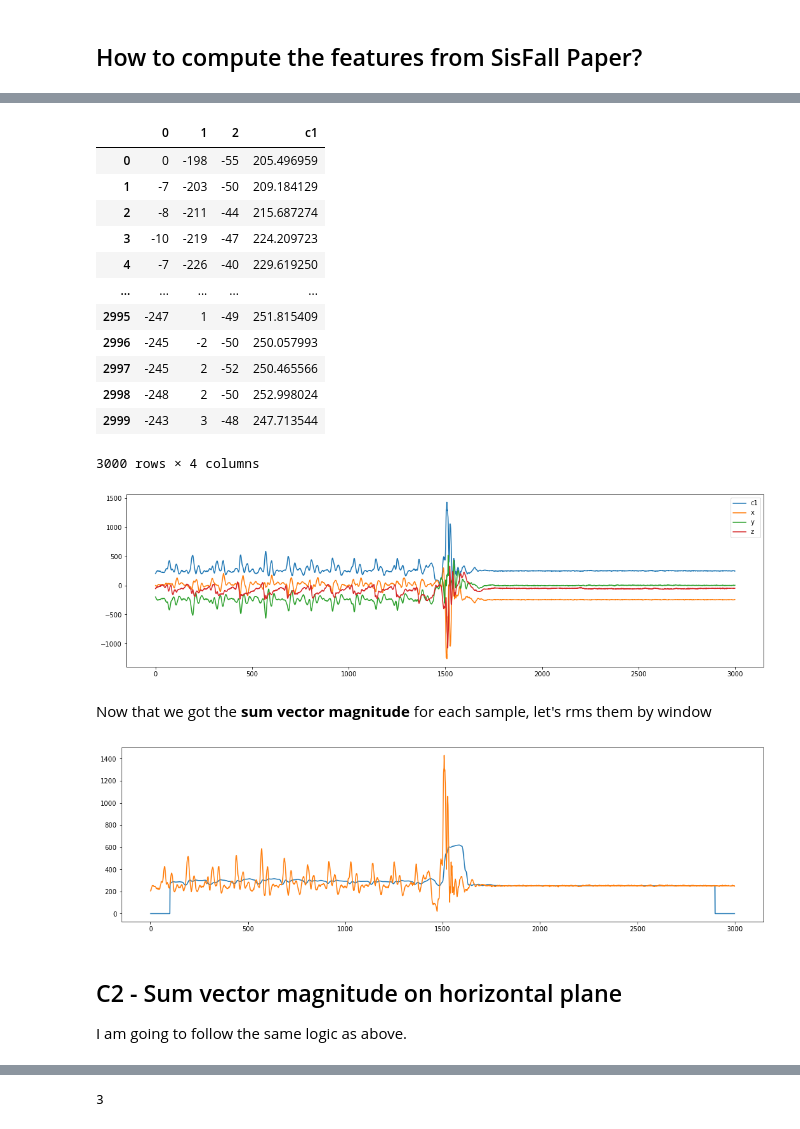
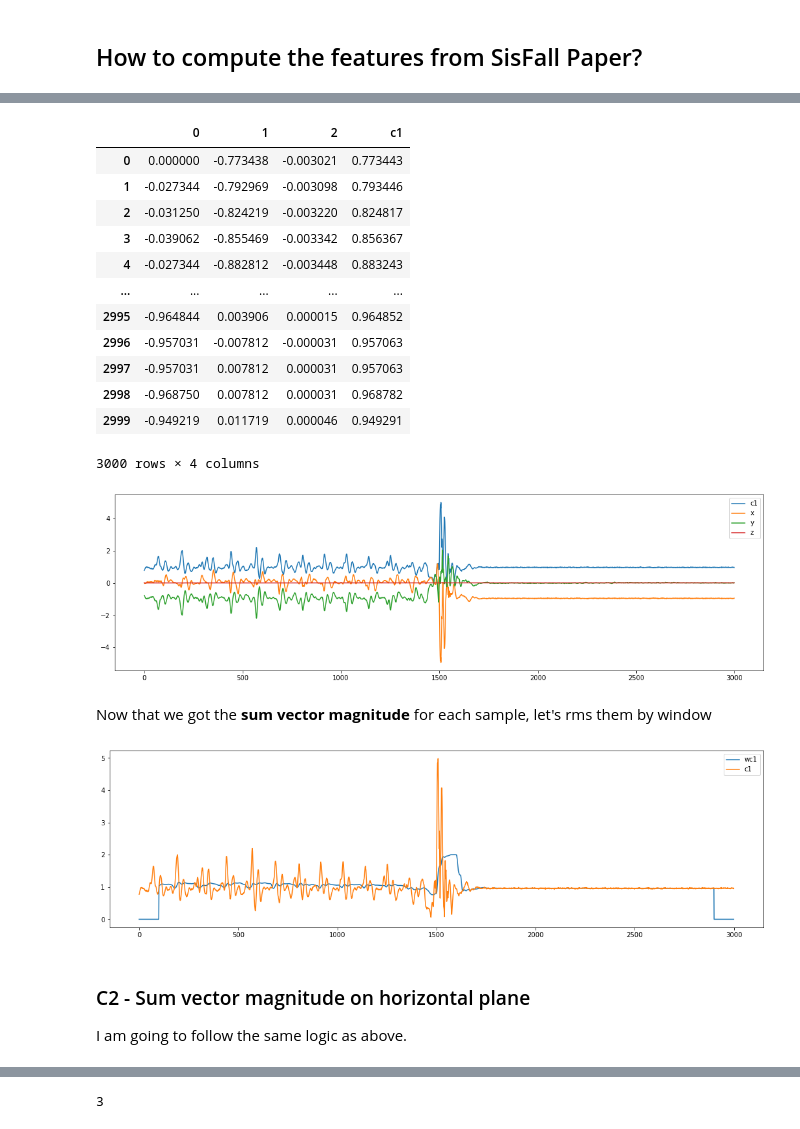
Before and after one commit to MaxFrax/FederatedLearningOutlierDetection, a Jupyter notebook: jupyter/SisFallExperiments.ipynb, the cells around one changed output, grey strips where cells are left out. Saved outputs shown, nothing was run; the diff lists cells and outputs as text; code cells hidden in the pictures.

```diff
--- a/jupyter/SisFallExperiments.ipynb
+++ b/jupyter/SisFallExperiments.ipynb
@@ -16,7 +7,7 @@ plt.rcParams['figure.figsize'] = [18, 5]
 import pandas
 import numpy as np
 
-dataset_path = './FederatedLearningOutlierDetection/cache/SisFall_dataset/SisFall_dataset/SA01/F04_SA01_R01.txt'
+dataset_path = '../cache/SisFall_dataset/SisFall_dataset/SA01/F04_SA01_R01.txt'
 # %%
 with open(dataset_path) as f:
     for l in f:
@@ -32,3 +26,7 @@ df = pandas.read_csv(dataset_path, header=None).iloc[:,:3]
+# %%
+df.iloc[:, 0] = df[0] * (32/2**13)
+df.iloc[:, 1] = df[1] * (32/2**13)
+df.iloc[:, 2] = df[1] * (32/2**13)
 # %%
 df
 # %% [output]
@@ -112,17 +110,17 @@ df['c1'] = list(c1(df.iloc[:,0], df.iloc[:,1], df.iloc[:,2]))
 df
 # %% [output]
 |  | 0 | 1 | 2 | c1 |
-| 0 | 0 | -198 | -55 | 205.496959 |
-| 1 | -7 | -203 | -50 | 209.184129 |
-| 2 | -8 | -211 | -44 | 215.687274 |
-| 3 | -10 | -219 | -47 | 224.209723 |
-| 4 | -7 | -226 | -40 | 229.619250 |
+| 0 | 0.000000 | -0.773438 | -0.003021 | 0.773443 |
+| 1 | -0.027344 | -0.792969 | -0.003098 | 0.793446 |
+| 2 | -0.031250 | -0.824219 | -0.003220 | 0.824817 |
+| 3 | -0.039062 | -0.855469 | -0.003342 | 0.856367 |
+| 4 | -0.027344 | -0.882812 | -0.003448 | 0.883243 |
 | ... | ... | ... | ... | ... |
-| 2995 | -247 | 1 | -49 | 251.815409 |
-| 2996 | -245 | -2 | -50 | 250.057993 |
-| 2997 | -245 | 2 | -52 | 250.465566 |
-| 2998 | -248 | 2 | -50 | 252.998024 |
-| 2999 | -243 | 3 | -48 | 247.713544 |
+| 2995 | -0.964844 | 0.003906 | 0.000015 | 0.964852 |
+| 2996 | -0.957031 | -0.007812 | -0.000031 | 0.957063 |
+| 2997 | -0.957031 | 0.007812 | 0.000031 | 0.957063 |
+| 2998 | -0.968750 | 0.007812 | 0.000031 | 0.968782 |
+| 2999 | -0.949219 | 0.011719 | 0.000046 | 0.949291 |
 3000 rows × 4 columns
 # %%
 plt.plot(df['c1'], label='c1')
@@ -132,7 +130,7 @@ plt.plot(df.iloc[:, 2], label = 'z')
 plt.legend()
 plt.show()
 # %% [output]
-[figure, old version]
+[figure, new version]
 # %% [markdown]
 Now that we got the **sum vector magnitude** for each sample, let's rms them by window
 # %%
@@ -150,11 +148,12 @@ while k < len(df)-Nv:
 # %%
 plt.plot(df['wc1'], label='wc1')
 plt.plot(df['c1'], label='c1')
+plt.legend()
 plt.show()
 # %% [output]
-[figure, old version]
+[figure, new version]
 # %% [markdown]
-## C2 - Sum vector magnitude on horizontal plane
+### C2 - Sum vector magnitude on horizontal plane
 
 I am going to follow the same logic as above.
 # %%
```
Also changed, not shown: parts of 22 cells of this notebook.
